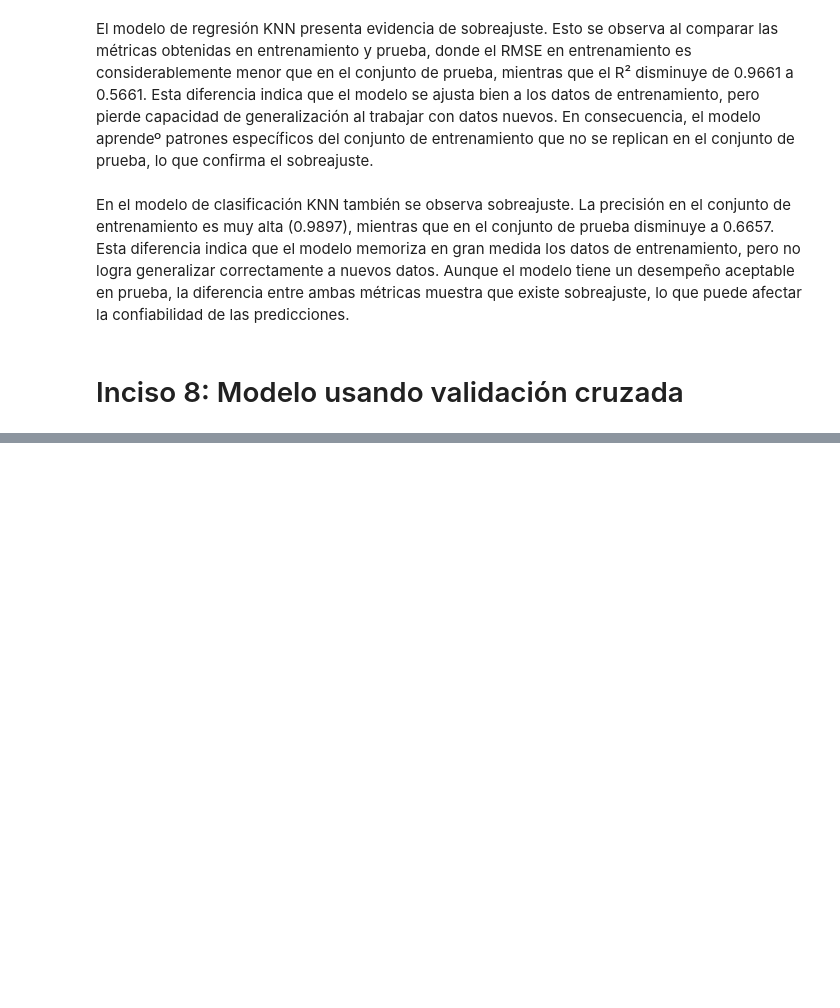
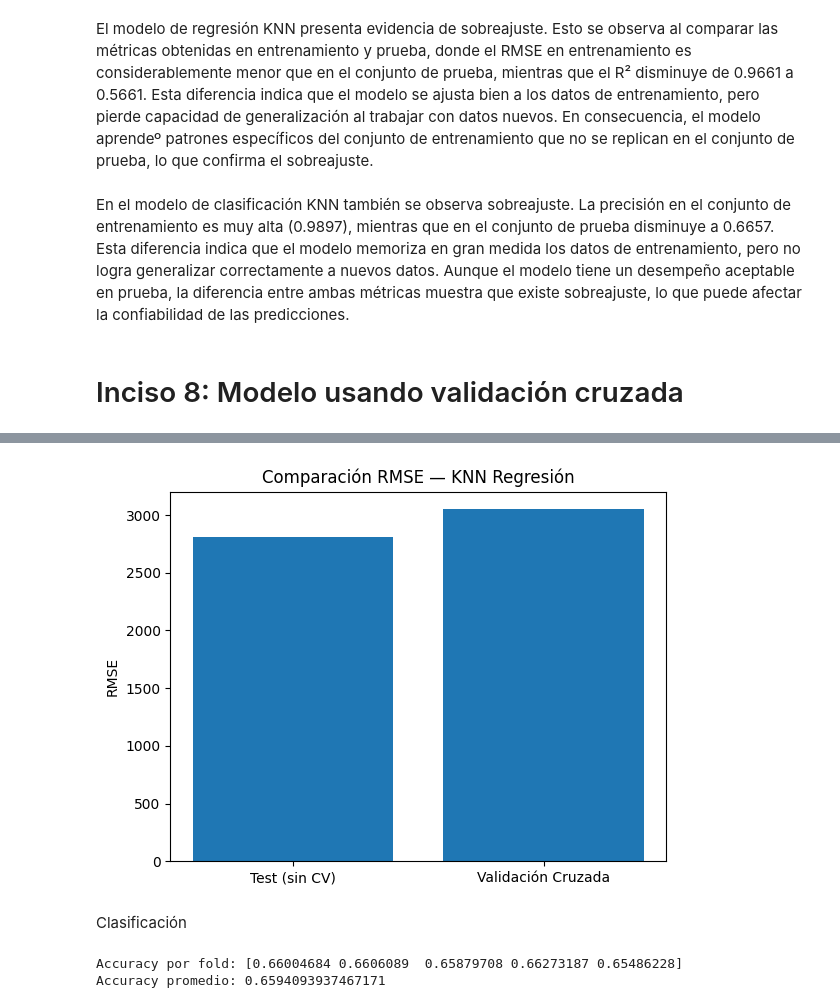
Before and after one commit to ecarcamo/Lab6-MD, a Jupyter notebook: main.ipynb, the cells around one changed output, grey strips where cells are left out. Saved outputs shown, nothing was run; the diff lists cells and outputs as text; code cells hidden in the pictures; blank space fills up the shorter version.

```diff
--- a/main.ipynb
+++ b/main.ipynb
@@ -414,0 +470,33 @@ En el modelo de clasificación KNN también se observa sobreajuste. La precisió
+# %%
+rmse_test_model = rmse_knn          # el que ya calculaste (test normal)
+rmse_cv_mean = rmse_scores.mean()  # promedio validación cruzada
+# %%
+plt.figure()
+
+labels = ['Test (sin CV)', 'Validación Cruzada']
+values = [rmse_test_model, rmse_cv_mean]
+
+plt.bar(labels, values)
+plt.title("Comparación RMSE — KNN Regresión")
+plt.ylabel("RMSE")
+
+plt.show()
+# %% [output]
+[figure, added]
+# %% [markdown]
+Clasificación
+# %%
+# Validación cruzada (accuracy)
+scores_acc = cross_val_score(
+    best_knn_c,
+    X_train_c_knn,
+    y_train_c,
+    cv=5,
+    scoring='accuracy'
+)
+
+print("Accuracy por fold:", scores_acc)
+print("Accuracy promedio:", scores_acc.mean())
+# %% [output]
+Accuracy por fold: [0.66004684 0.6606089  0.65879708 0.66273187 0.65486228]
+Accuracy promedio: 0.6594093937467171
```
Also changed, not shown: parts of 9 cells of this notebook.
